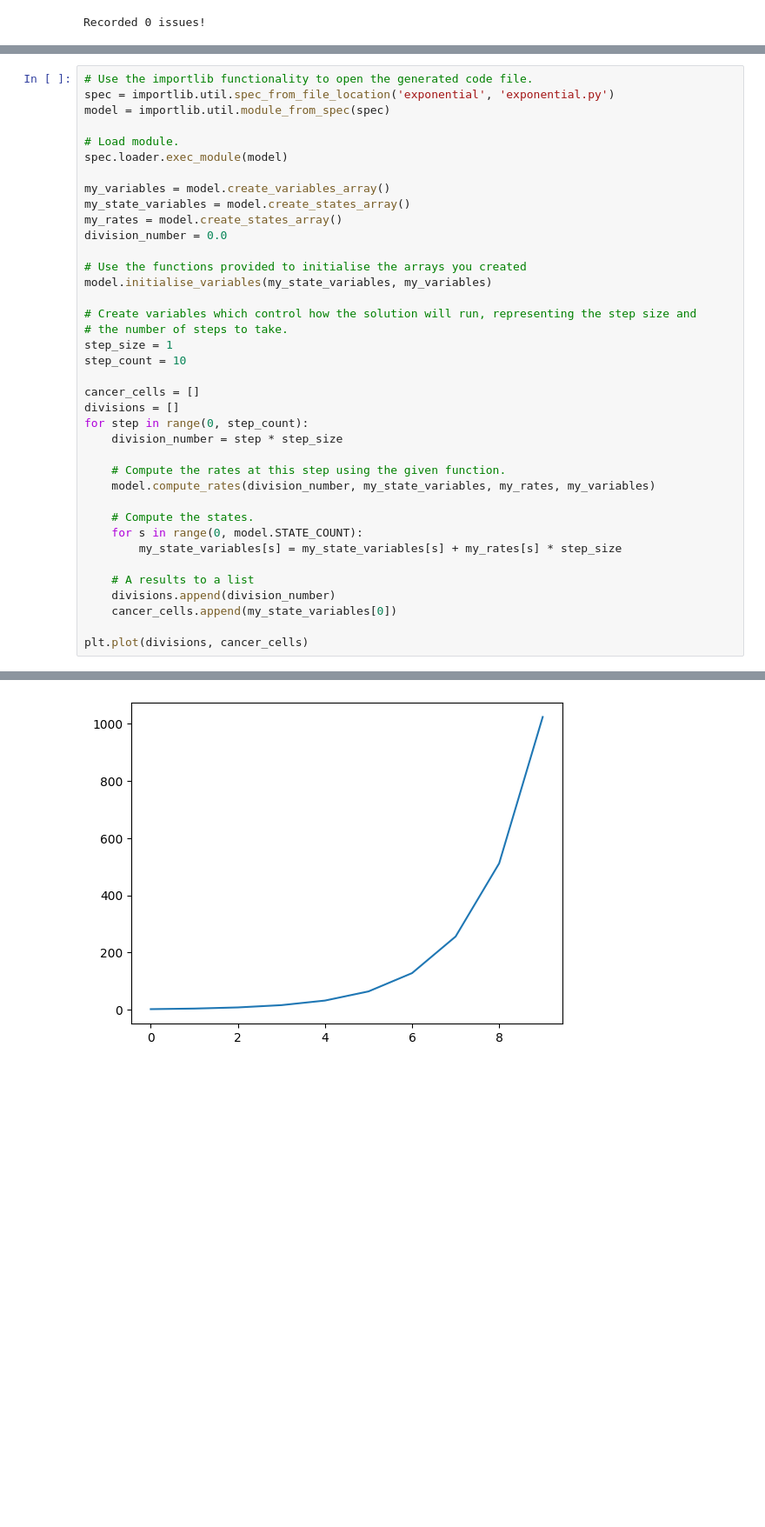
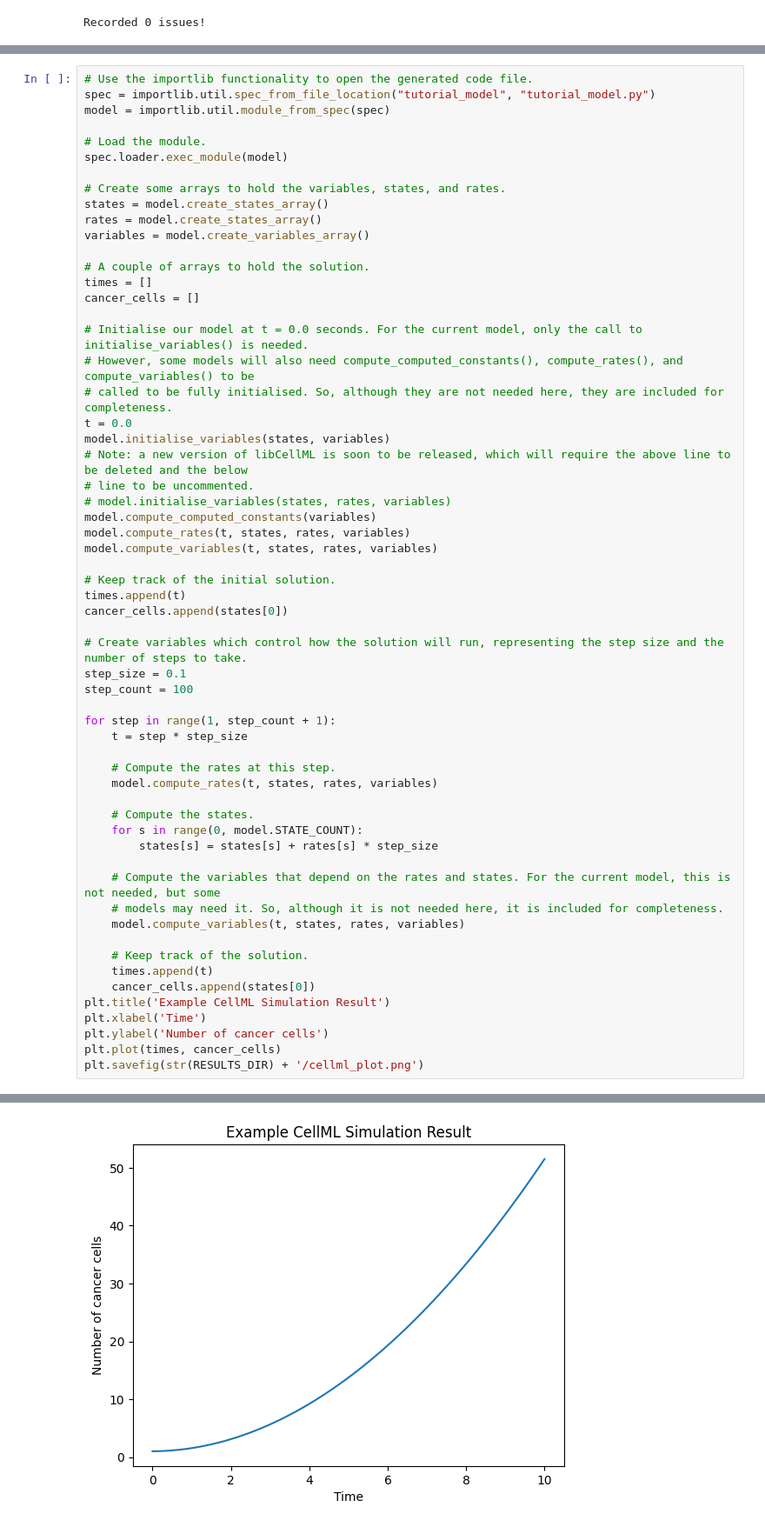
Before and after one commit to combine-org/combine-notebooks, a Jupyter notebook: notebooks/cellml.ipynb, the cells around one changed output, grey strips where cells are left out. Shown at 87% size. Saved outputs shown, nothing was run; the diff lists cells and outputs as text; blank space fills up the shorter version.

Commit message:
CellML notebook updated

```diff
--- a/notebooks/cellml.ipynb
+++ b/notebooks/cellml.ipynb
@@ -281,39 +283,60 @@ Finally, we must load the python file we just created, initalize variables in th
 # %%
 # Use the importlib functionality to open the generated code file.
-spec = importlib.util.spec_from_file_location('exponential', 'exponential.py')
+spec = importlib.util.spec_from_file_location("tutorial_model", "tutorial_model.py")
 model = importlib.util.module_from_spec(spec)
 
-# Load module.
+# Load the module.
 spec.loader.exec_module(model)
 
-my_variables = model.create_variables_array()
-my_state_variables = model.create_states_array()
-my_rates = model.create_states_array()
-division_number = 0.0
+# Create some arrays to hold the variables, states, and rates.
+states = model.create_states_array()
+rates = model.create_states_array()
+variables = model.create_variables_array()
 
-# Use the functions provided to initialise the arrays you created
-model.initialise_variables(my_state_variables, my_variables)
+# A couple of arrays to hold the solution.
+times = []
+cancer_cells = []
 
-# Create variables which control how the solution will run, representing the step size and
-# the number of steps to take.
-step_size = 1
-step_count = 10
+# Initialise our model at t = 0.0 seconds. For the current model, only the call to initialise_variables() is needed.
+# However, some models will also need compute_computed_constants(), compute_rates(), and compute_variables() to be
+# called to be fully initialised. So, although they are not needed here, they are included for completeness.
+t = 0.0
+model.initialise_variables(states, variables)
+# Note: a new version of libCellML is soon to be released, which will require the above line to be deleted and the below
+# line to be uncommented.
+# model.initialise_variables(states, rates, variables)
+model.compute_computed_constants(variables)
+model.compute_rates(t, states, rates, variables)
+model.compute_variables(t, states, rates, variables)
 
-cancer_cells = []
-divisions = []
-for step in range(0, step_count):
-    division_number = step * step_size
+# Keep track of the initial solution.
+times.append(t)
+cancer_cells.append(states[0])
 
-    # Compute the rates at this step using the given function.
-    model.compute_rates(division_number, my_state_variables, my_rates, my_variables)
+# Create variables which control how the solution will run, representing the step size and the number of steps to take.
+step_size = 0.1
+step_count = 100
+
+for step in range(1, step_count + 1):
+    t = step * step_size
+
+    # Compute the rates at this step.
+    model.compute_rates(t, states, rates, variables)
 
     # Compute the states.
     for s in range(0, model.STATE_COUNT):
-        my_state_variables[s] = my_state_variables[s] + my_rates[s] * step_size
+        states[s] = states[s] + rates[s] * step_size
 
-    # A results to a list
-    divisions.append(division_number)
-    cancer_cells.append(my_state_variables[0])
+    # Compute the variables that depend on the rates and states. For the current model, this is not needed, but some
+    # models may need it. So, although it is not needed here, it is included for completeness.
+    model.compute_variables(t, states, rates, variables)
 
-plt.plot(divisions, cancer_cells)
+    # Keep track of the solution.
+    times.append(t)
+    cancer_cells.append(states[0])
+plt.title('Example CellML Simulation Result')
+plt.xlabel('Time')
+plt.ylabel('Number of cancer cells')
+plt.plot(times, cancer_cells)
+plt.savefig(str(RESULTS_DIR) + '/cellml_plot.png')
 # %% [output]
@@ -321 +343 @@ plt.plot(divisions, cancer_cells)
-[figure, old version]
+[figure, new version]
```
Also changed, not shown: parts of 40 cells of this notebook, 3 other files.
